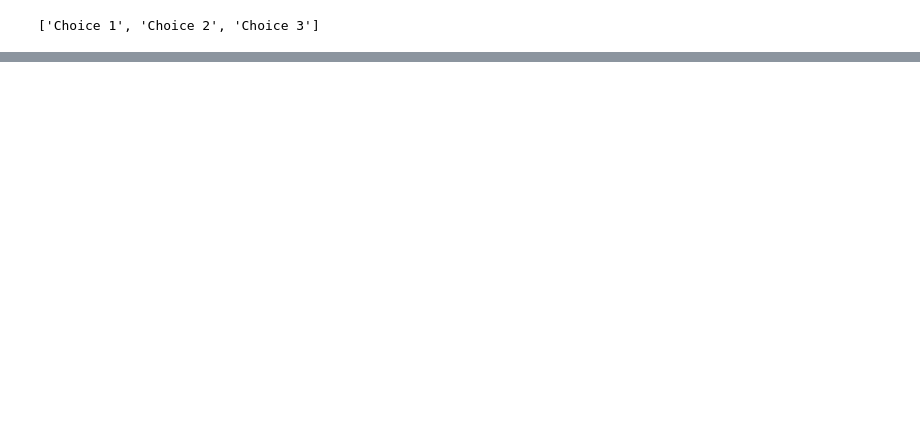
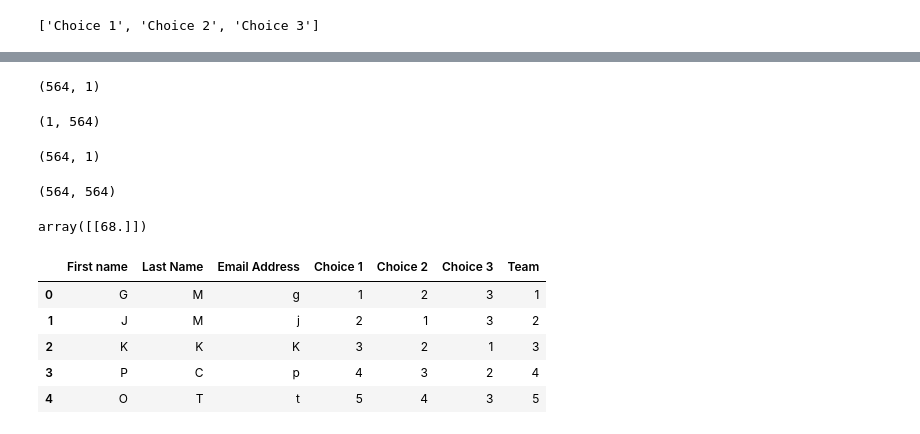
Before and after one commit to jojoqjchen/teamFormation, a Jupyter notebook: jojoAttempt2/teamFormationCode/project_first.ipynb, the cells around one changed output, grey strips where cells are left out. Cells and saved outputs as stored; diff of their text form; code cells hidden in the pictures; blank space fills up the shorter version.

```diff
--- a/jojoAttempt2/teamFormationCode/project_first.ipynb
+++ b/jojoAttempt2/teamFormationCode/project_first.ipynb
@@ -226,0 +268,29 @@ results
+# %%
+x_res.shape
+# %% [output]
+(564, 1)
+# %%
+x_res.T.shape
+# %% [output]
+(1, 564)
+# %%
+c_choices.shape
+# %% [output]
+(564, 1)
+# %%
+((x_res.T)*c_choices).shape
+# %% [output]
+(564, 564)
+# %%
+np.matmul(x_res.T,c_choices)
+# %% [output]
+array([[68.]])
+# %%
+df.head()
+# %% [output]
+|  | First name | Last Name | Email Address | Choice 1 | Choice 2 | Choice 3 | Team |
+| 0 | G | M | g | 1 | 2 | 3 | 1 |
+| 1 | J | M | j | 2 | 1 | 3 | 2 |
+| 2 | K | K | K | 3 | 2 | 1 | 3 |
+| 3 | P | C | p | 4 | 3 | 2 | 4 |
+| 4 | O | T | t | 5 | 4 | 3 | 5 |
```
Also changed, not shown: parts of 24 cells of this notebook, 2 other files.
